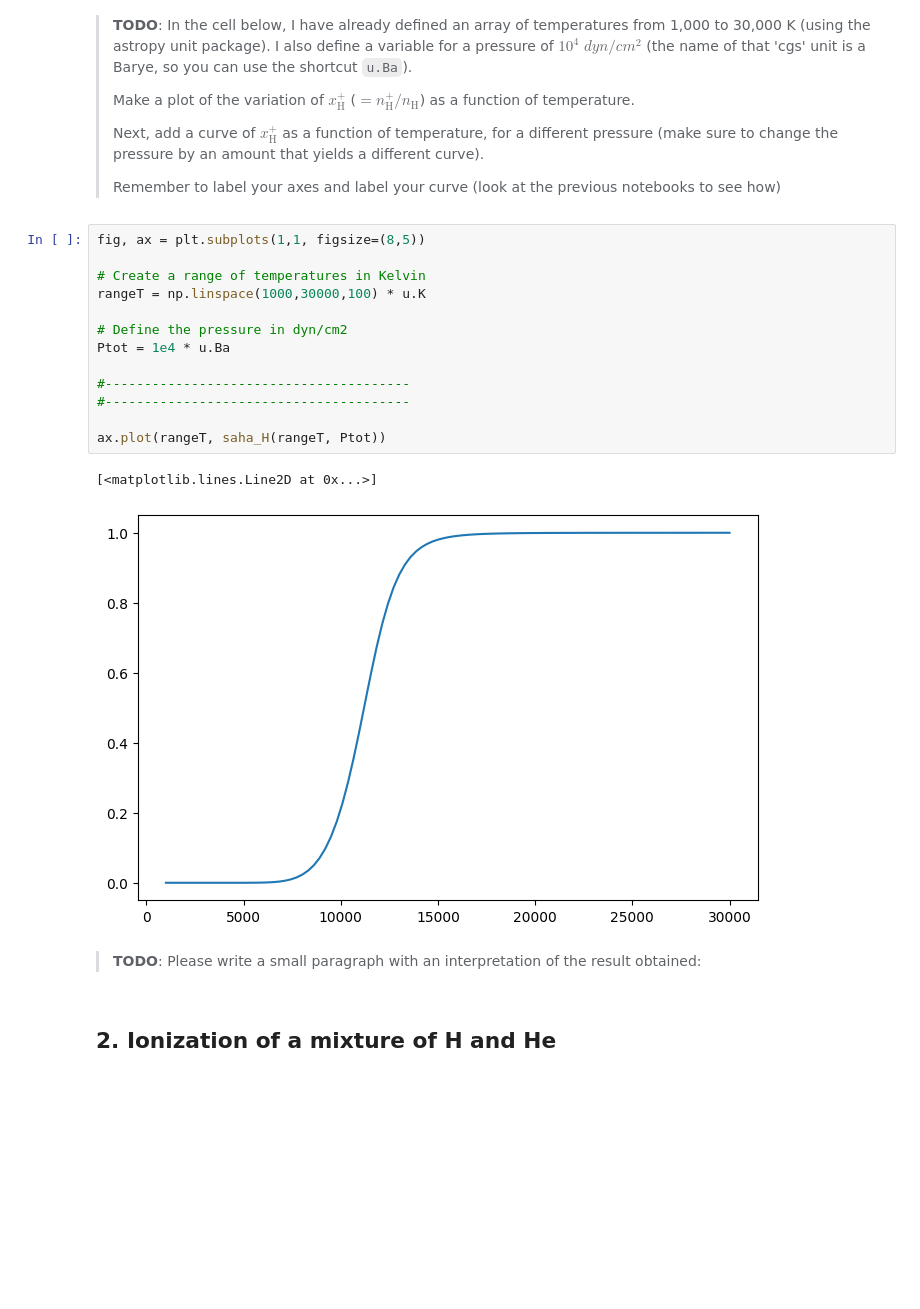
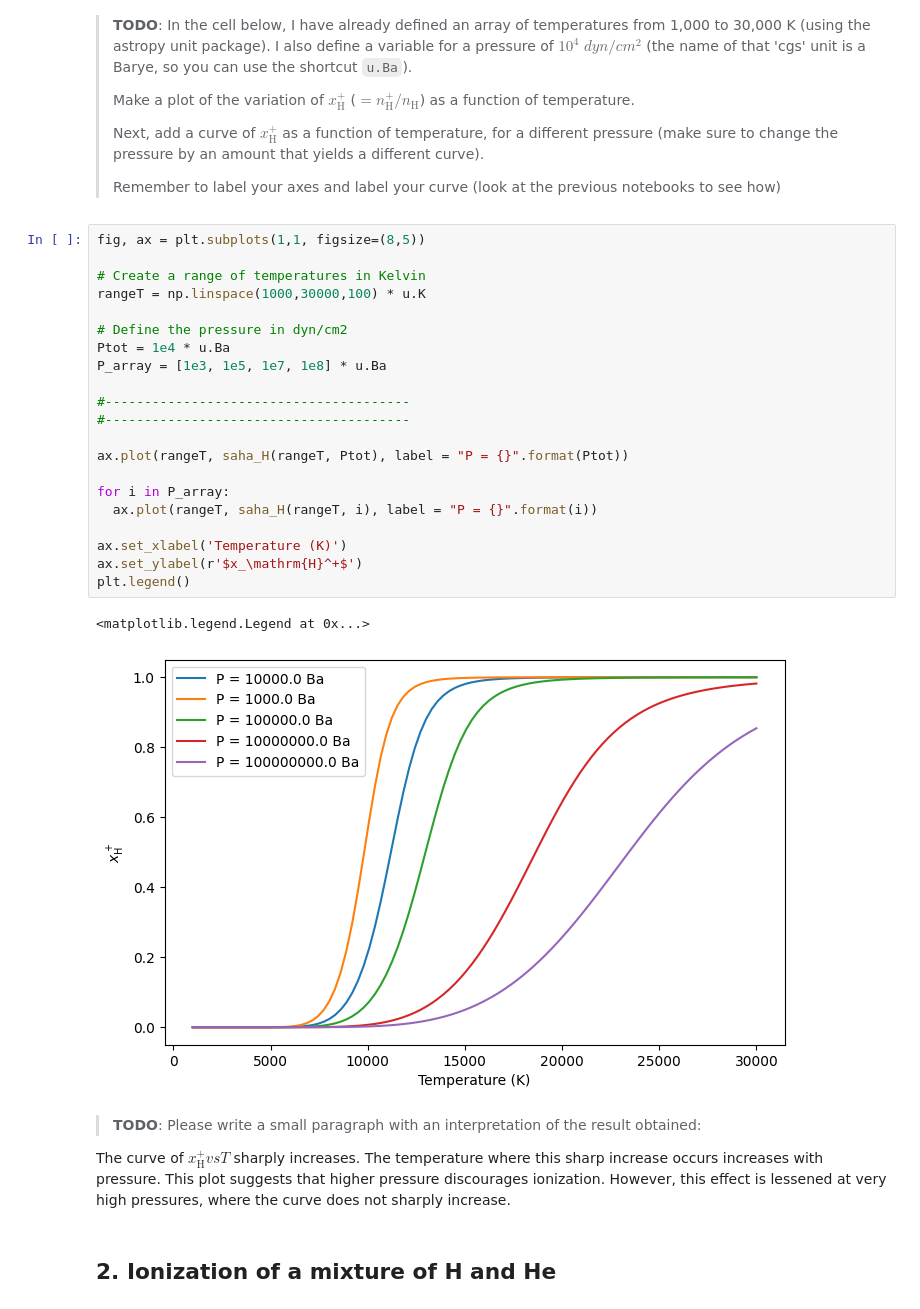
Before and after one commit to ankxie/PHYS633, a Jupyter notebook: Book/L07andL08-Saha/08-SahaEquations-template.ipynb, the cells around one changed output. Cells and saved outputs as stored; diff of their text form; blank space fills up the shorter version.

```diff
--- a/Book/L07andL08-Saha/08-SahaEquations-template.ipynb
+++ b/Book/L07andL08-Saha/08-SahaEquations-template.ipynb
@@ -202,21 +202,31 @@ print(c1 * 700 /u.K)
 # %%
 fig, ax = plt.subplots(1,1, figsize=(8,5))
 
 # Create a range of temperatures in Kelvin
 rangeT = np.linspace(1000,30000,100) * u.K
 
 # Define the pressure in dyn/cm2
 Ptot = 1e4 * u.Ba
+P_array = [1e3, 1e5, 1e7, 1e8] * u.Ba
 
 #---------------------------------------
 #---------------------------------------
 
-ax.plot(rangeT, saha_H(rangeT, Ptot))
+ax.plot(rangeT, saha_H(rangeT, Ptot), label = "P = {}".format(Ptot))
+
+for i in P_array:
+  ax.plot(rangeT, saha_H(rangeT, i), label = "P = {}".format(i))
+
+ax.set_xlabel('Temperature (K)')
+ax.set_ylabel(r'$x_\mathrm{H}^+$')
+plt.legend()
 # %% [output]
-[<matplotlib.lines.Line2D at 0x...>]
+<matplotlib.legend.Legend at 0x...>
-[figure, old version]
+[figure, new version]
-# %% [markdown]
-> **TODO**: Please write a small paragraph with an interpretation of the result obtained:
+# %% [markdown]
+> **TODO**: Please write a small paragraph with an interpretation of the result obtained:
+
+The curve of $x_\mathrm{H}^+ vs T$ sharply increases. The temperature where this sharp increase occurs increases with pressure. This plot suggests that higher pressure discourages ionization. However, this effect is lessened at very high pressures, where the curve does not sharply increase.
 # %% [markdown]
 ## 2. Ionization of a mixture of H and He
 # %% [markdown]
```
